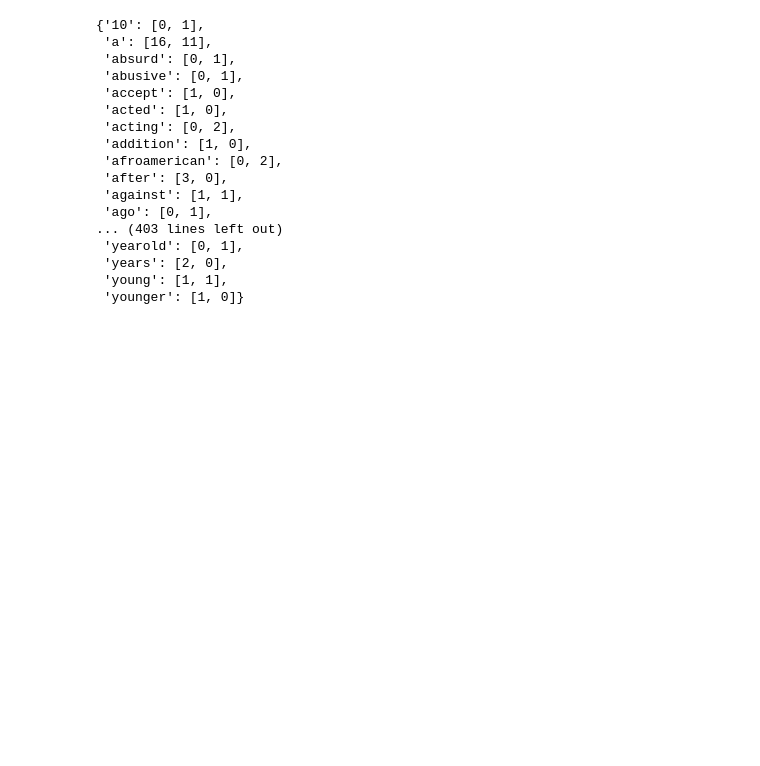
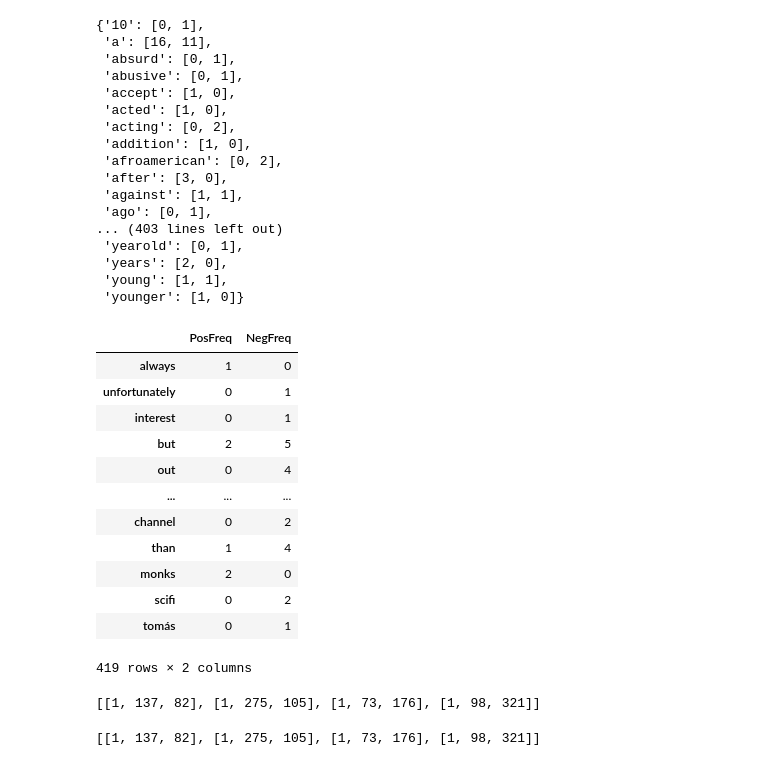
Before and after one commit to mralamdari/NLP-Classification-and-Vector-Spaces, a Jupyter notebook: NLP_Classification_and_Vector_Spaces_Begginer.ipynb, the cells around one changed output. Saved outputs shown, nothing was run; the diff lists cells and outputs as text; code cells hidden in the pictures; blank space fills up the shorter version.

```diff
--- a/NLP_Classification_and_Vector_Spaces_Begginer.ipynb
+++ b/NLP_Classification_and_Vector_Spaces_Begginer.ipynb
@@ -192,0 +186,20 @@ freq_dict
+# %%
+freq_df = pd.DataFrame(freq_dict)
+freq_df.index = ['PosFreq', 'NegFreq']
+freq_df = freq_df.T
+# %%
+freq_df
+# %% [output]
+|  | PosFreq | NegFreq |
+| always | 1 | 0 |
+| unfortunately | 0 | 1 |
+| interest | 0 | 1 |
+| but | 2 | 5 |
+| out | 0 | 4 |
+| ... | ... | ... |
+| channel | 0 | 2 |
+| than | 1 | 4 |
+| monks | 2 | 0 |
+| scifi | 0 | 2 |
+| tomás | 0 | 1 |
+419 rows × 2 columns
@@ -192,0 +226,8 @@ freq_dict
+# %%
+fe_matrix
+# %% [output]
+[[1, 137, 82], [1, 275, 105], [1, 73, 176], [1, 98, 321]]
+# %%
+(fe_matrix)
+# %% [output]
+[[1, 137, 82], [1, 275, 105], [1, 73, 176], [1, 98, 321]]
```
Also changed, not shown: parts of 8 cells of this notebook.
